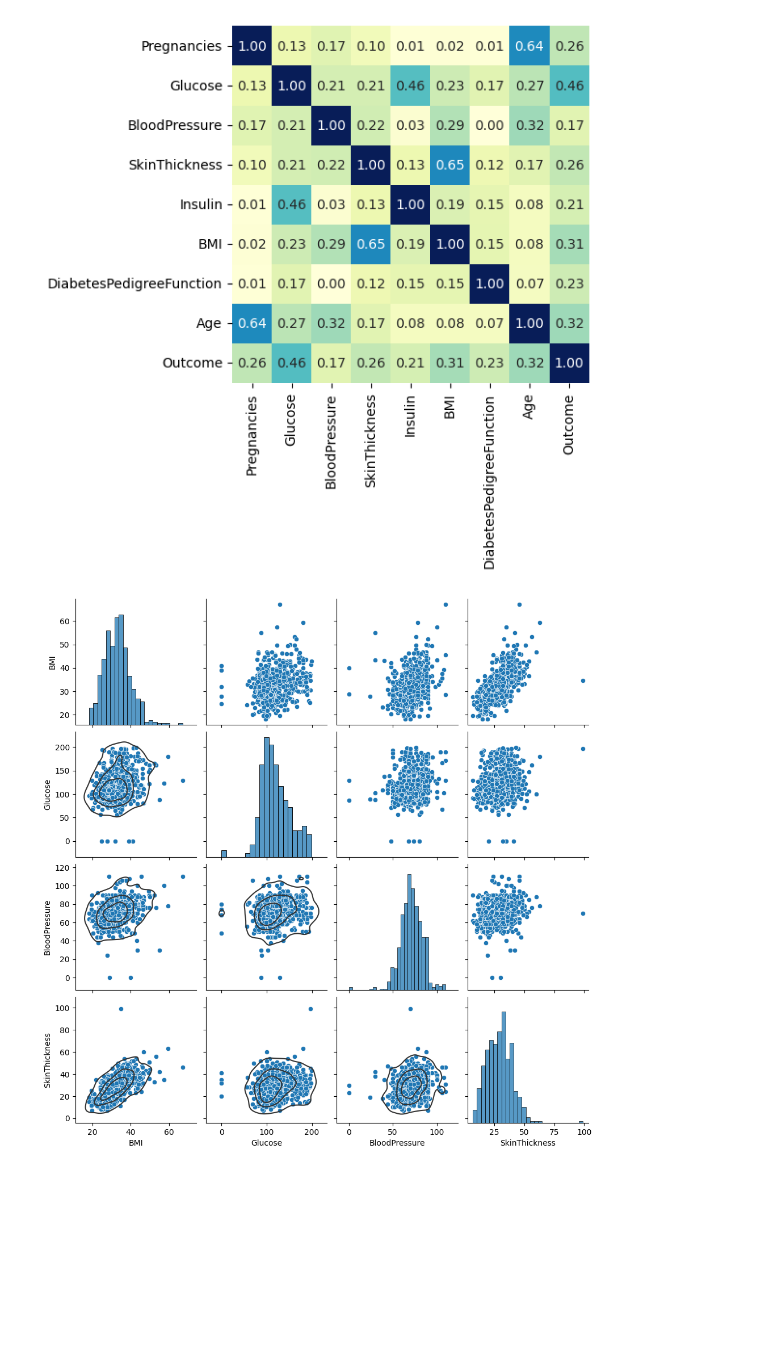
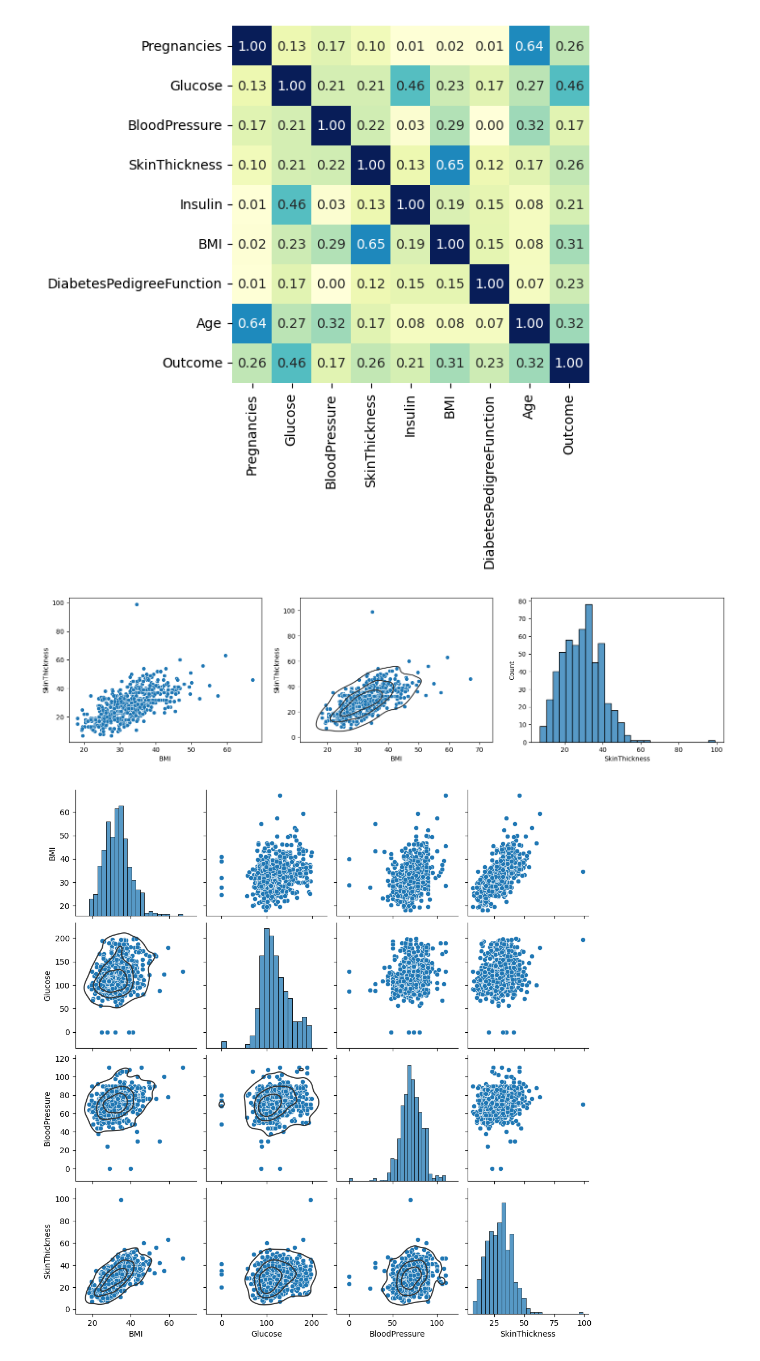
Before and after one commit to 000alen/minerva-cs, a Jupyter notebook: cs51-correlation-and-regression/Alen.ipynb, the cells around one changed output. Saved outputs shown, nothing was run; the diff lists cells and outputs as text; code cells hidden in the pictures; blank space fills up the shorter version.

```diff
--- a/cs51-correlation-and-regression/Alen.ipynb
+++ b/cs51-correlation-and-regression/Alen.ipynb
@@ -49,6 +50,24 @@ def plot_correlation_matrix(df: DataFrame, name: Optional[str] = None):
 plot_correlation_matrix(df)
 # %% [output]
 [figure]
+# %%
+def plot_scatter(x: Series, y: Series, name: Optional[str] = None):
+    fig, (ax1, ax2, ax3) = plt.subplots(ncols=3, figsize=(18, 4))
+
+    sns.scatterplot(x=x, y=y, ax=ax1)
+
+    sns.scatterplot(x=x, y=y, ax=ax2)
+    sns.kdeplot(x=x, y=y, ax=ax2, levels=4, color=".2")
+
+    sns.histplot(y, ax=ax3)
+
+    plt.savefig(get_figure_filename(name or "scatter"), dpi=600)
+    plt.show()
+
+
+plot_scatter(df[X], df[Y])
+# %% [output]
+[figure, added]
 # %%
 def plot_scatter_matrix(df: DataFrame, name: Optional[str] = None):
     plot = sns.pairplot(df)
```
Also changed, not shown: parts of 10 cells of this notebook, 4 other files.
